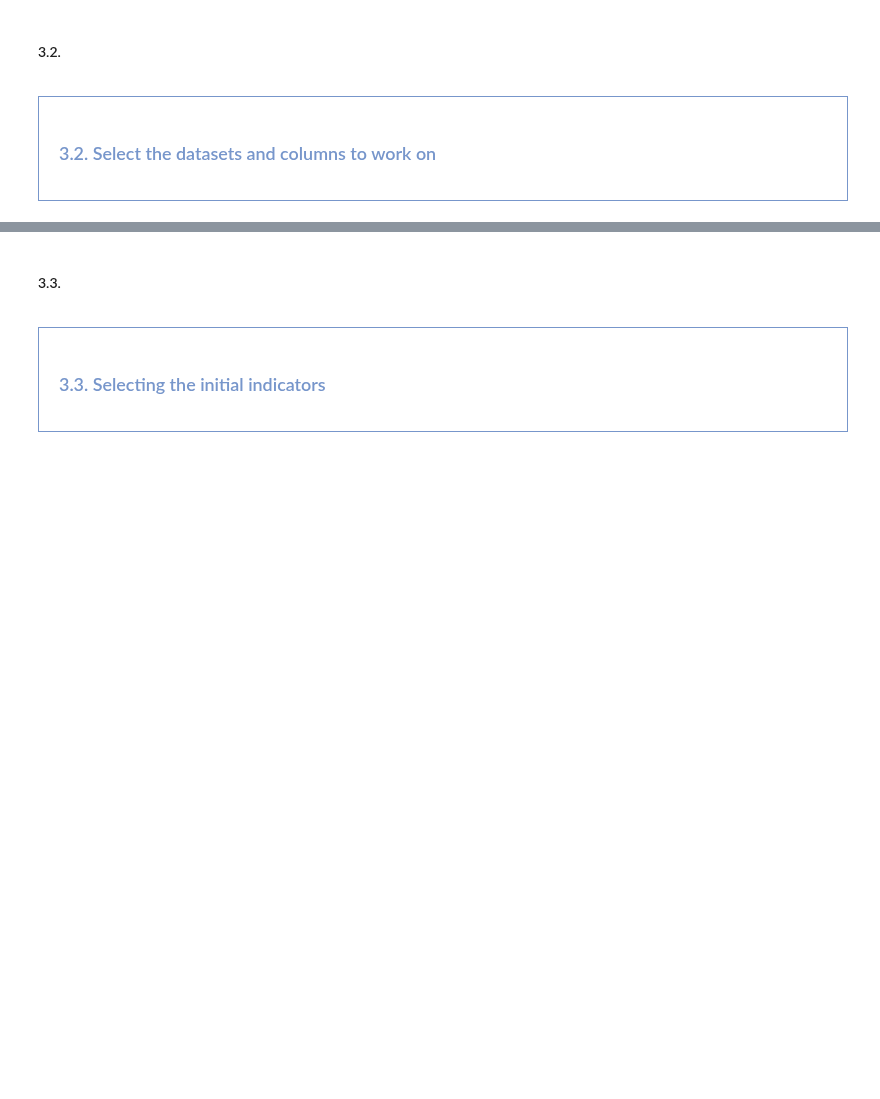
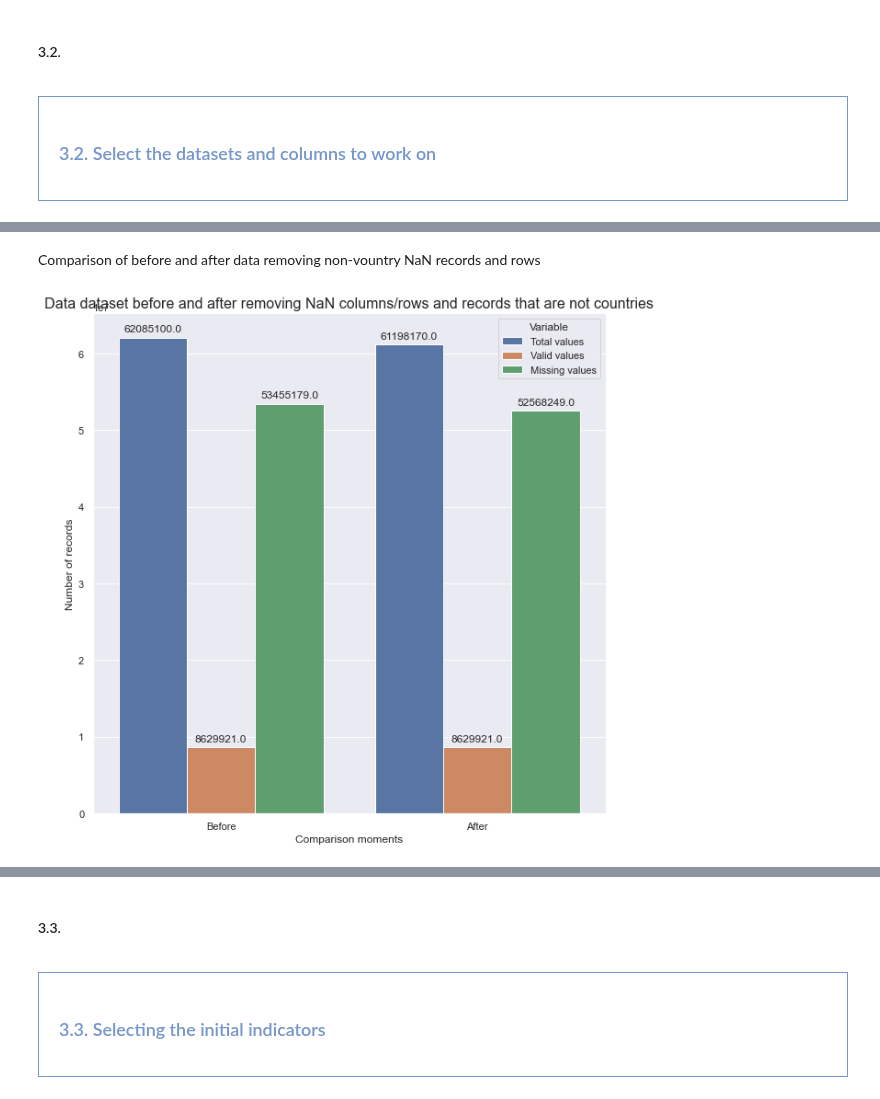
Before and after one commit to samirhinojosa/OC-P2-education-statistics, a Jupyter notebook: notebook.ipynb, the cells around one changed output, grey strips where cells are left out. Cells and saved outputs as stored; diff of their text form; code cells hidden in the pictures; blank space fills up the shorter version.

```diff
--- a/notebook.ipynb
+++ b/notebook.ipynb
@@ -407,0 +505,4 @@ Based on the context of the problem, I am going to work in the following way.
+# %%
+# Avoiding that "NA" will be interpreted as NaN by Pandas (keep_default_na=False,)
+df_countries_iso = pd.read_csv("datasets/countries_ISO.csv", sep=",",
+                            keep_default_na=False, encoding="utf-8")
@@ -407,0 +570,19 @@ Based on the context of the problem, I am going to work in the following way.
+# %%
+# Filter "EdStatsCountry.csv" based on the list of countries as given in ISO 3166-1
+df_data_copy = df_data_copy[~df_data_copy["Country Code"].isin(df_countries_iso["Code"])]
+# %% [markdown]
+Comparison of before and after data removing non-vountry NaN records and rows
+# %%
+df_comparison = comparison_dfs(df_data, df_data_copy)
+fig, ax1 = plt.subplots(figsize=(10, 10))
+dt = df_comparison.melt(id_vars="Moment").rename(columns=str.title)
+plot = sns.barplot(x="Moment", y="Value", data=dt, hue="Variable", ax=ax1)
+for p in plot.patches:
+    plot.annotate(format(p.get_height(), ".1f"), (p.get_x() + p.get_width() / 2., p.get_height()),
+                    ha="center", va="center", xytext=(0, 9), textcoords="offset points")
+plt.xlabel("Comparison moments", size=12)
+plt.ylabel("Number of records", size=12)
+plt.title("Data dataset before and after removing NaN columns/rows and records that are not countries", size=16)
+sns.despine(fig)
+# %% [output]
+[figure, added]
```
Also changed, not shown: parts of 34 cells of this notebook.
